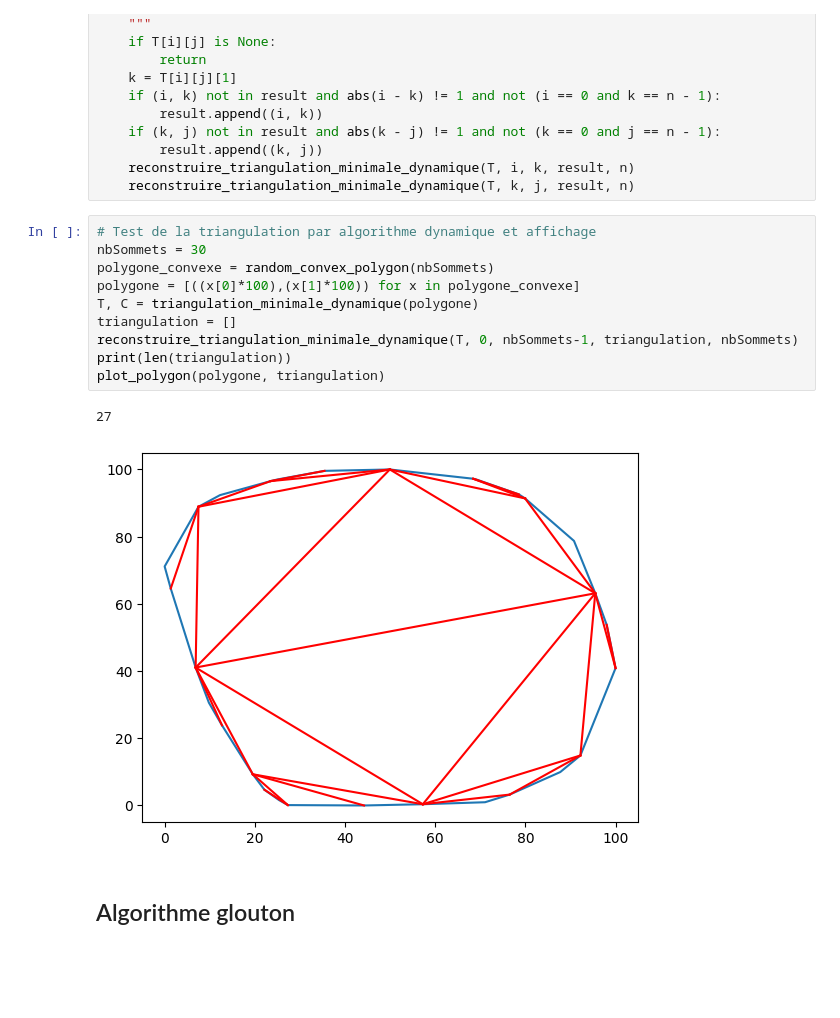
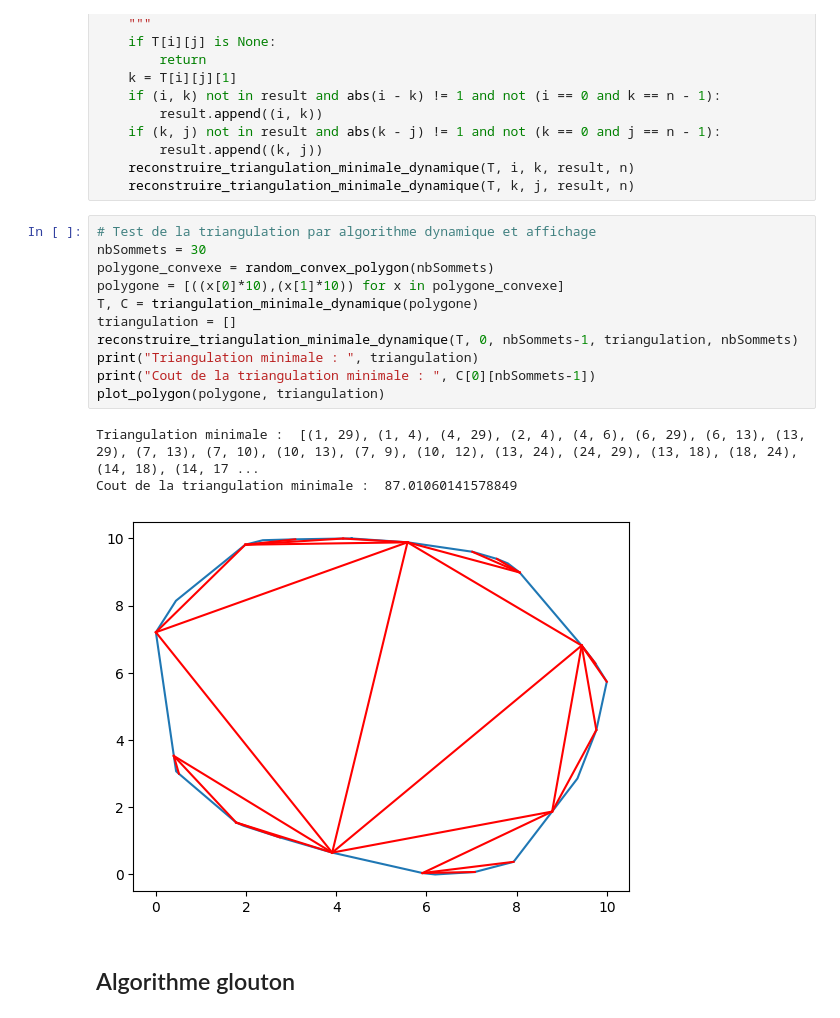
Before and after one commit to haydarselmi/Polygon_triangulation, a Jupyter notebook: Triangulation_Polygone_Algo_avancee.ipynb, the cells around one changed output. Cells and saved outputs as stored; diff of their text form; blank space fills up the shorter version.

```diff
--- a/Triangulation_Polygone_Algo_avancee.ipynb
+++ b/Triangulation_Polygone_Algo_avancee.ipynb
@@ -287,16 +308,18 @@ def reconstruire_triangulation_minimale_dynamique(T : list, i : int, j : int, re
 # %%
 # Test de la triangulation par algorithme dynamique et affichage
 nbSommets = 30
 polygone_convexe = random_convex_polygon(nbSommets)
-polygone = [((x[0]*100),(x[1]*100)) for x in polygone_convexe]
+polygone = [((x[0]*10),(x[1]*10)) for x in polygone_convexe]
 T, C = triangulation_minimale_dynamique(polygone)
 triangulation = []
 reconstruire_triangulation_minimale_dynamique(T, 0, nbSommets-1, triangulation, nbSommets)
-print(len(triangulation))
+print("Triangulation minimale : ", triangulation)
+print("Cout de la triangulation minimale : ", C[0][nbSommets-1])
 plot_polygon(polygone, triangulation)
 # %% [output]
-27
+Triangulation minimale :  [(1, 29), (1, 4), (4, 29), (2, 4), (4, 6), (6, 29), (6, 13), (13, 29), (7, 13), (7, 10), (10, 13), (7, 9), (10, 12), (13, 24), (24, 29), (13, 18), (18, 24), (14, 18), (14, 17 ...
+Cout de la triangulation minimale :  87.01060141578849
-[figure, old version]
+[figure, new version]
 # %% [markdown]
 ## Algorithme glouton
 # %%
```
Also changed, not shown: parts of 12 cells of this notebook.
